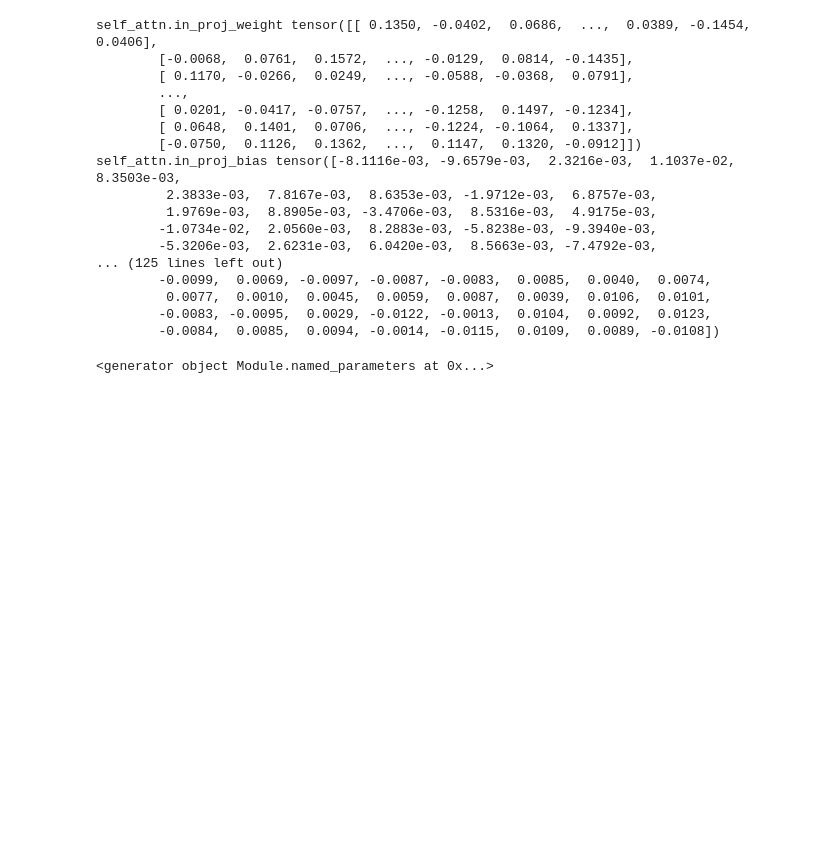
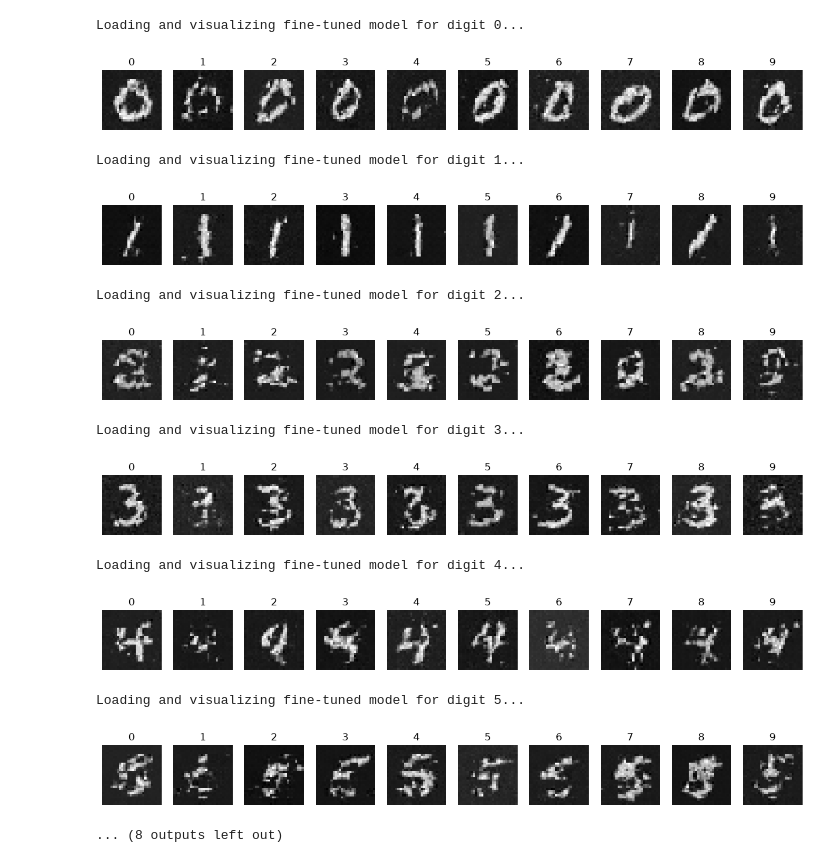
Before and after one commit to leoposc/lerobot-smolvla, a Jupyter notebook: flow-matching-tutorial/testlab.ipynb, the cells around one changed output. Saved outputs shown, nothing was run; the diff lists cells and outputs as text; code cells hidden in the pictures; blank space fills up the shorter version.

```diff
--- a/flow-matching-tutorial/testlab.ipynb
+++ b/flow-matching-tutorial/testlab.ipynb
@@ -661,26 +661,0 @@ output_proj.bias torch.Size([16])
-# %%
-for name, param in model.layers[0].named_parameters():
-    if param.requires_grad:
-        print(name, param.data)
-# %% [output]
-self_attn.in_proj_weight tensor([[ 0.1350, -0.0402,  0.0686,  ...,  0.0389, -0.1454,  0.0406],
-        [-0.0068,  0.0761,  0.1572,  ..., -0.0129,  0.0814, -0.1435],
-        [ 0.1170, -0.0266,  0.0249,  ..., -0.0588, -0.0368,  0.0791],
-        ...,
-        [ 0.0201, -0.0417, -0.0757,  ..., -0.1258,  0.1497, -0.1234],
-        [ 0.0648,  0.1401,  0.0706,  ..., -0.1224, -0.1064,  0.1337],
-        [-0.0750,  0.1126,  0.1362,  ...,  0.1147,  0.1320, -0.0912]])
-self_attn.in_proj_bias tensor([-8.1116e-03, -9.6579e-03,  2.3216e-03,  1.1037e-02,  8.3503e-03,
-         2.3833e-03,  7.8167e-03,  8.6353e-03, -1.9712e-03,  6.8757e-03,
-         1.9769e-03,  8.8905e-03, -3.4706e-03,  8.5316e-03,  4.9175e-03,
-        -1.0734e-02,  2.0560e-03,  8.2883e-03, -5.8238e-03, -9.3940e-03,
-        -5.3206e-03,  2.6231e-03,  6.0420e-03,  8.5663e-03, -7.4792e-03,
-... (125 lines left out)
-        -0.0099,  0.0069, -0.0097, -0.0087, -0.0083,  0.0085,  0.0040,  0.0074,
-         0.0077,  0.0010,  0.0045,  0.0059,  0.0087,  0.0039,  0.0106,  0.0101,
-        -0.0083, -0.0095,  0.0029, -0.0122, -0.0013,  0.0104,  0.0092,  0.0123,
-        -0.0084,  0.0085,  0.0094, -0.0014, -0.0115,  0.0109,  0.0089, -0.0108])
-# %%
-model.named_parameters()
-# %% [output]
-<generator object Module.named_parameters at 0x...>
@@ -686,0 +706,22 @@ model.named_parameters()
+# %%
+# fine_tune_all_digits(model, training_epochs=20)
+
+for digit in range(10):
+    print(f"Loading and visualizing fine-tuned model for digit {digit}...")
+    fine_tuned_model = type(model)().to(device)
+    fine_tuned_model = load_model(fine_tuned_model, name_suffix=f"digit_{digit}")
+    show_all_digits(fine_tuned_model)
+# %% [output]
+Loading and visualizing fine-tuned model for digit 0...
+[figure, added]
+Loading and visualizing fine-tuned model for digit 1...
+[figure, added]
+Loading and visualizing fine-tuned model for digit 2...
+[figure, added]
+Loading and visualizing fine-tuned model for digit 3...
+[figure, added]
+Loading and visualizing fine-tuned model for digit 4...
+[figure, added]
+Loading and visualizing fine-tuned model for digit 5...
+[figure, added]
+... (8 outputs left out)
```
Also changed, not shown: parts of 8 cells of this notebook.
